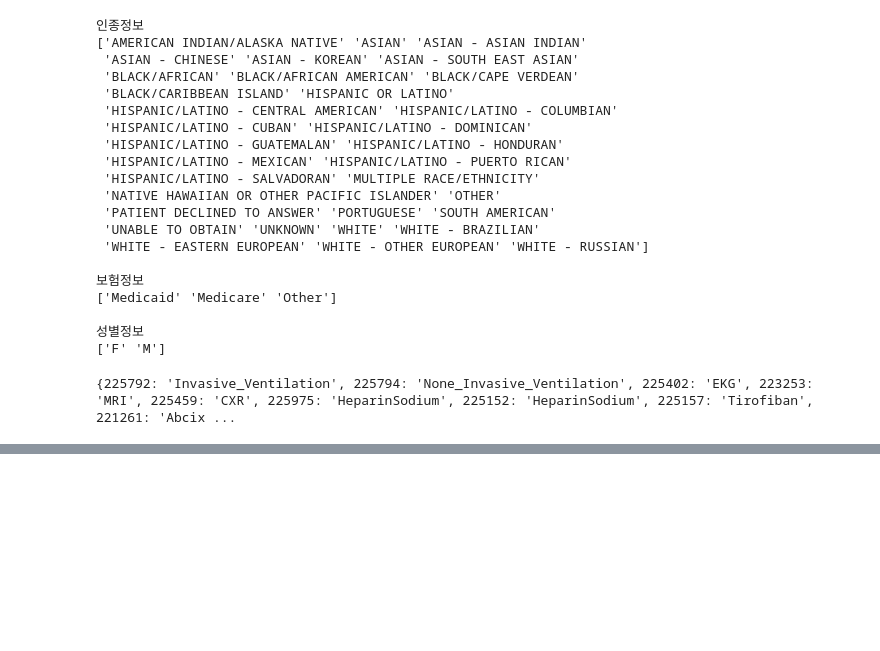
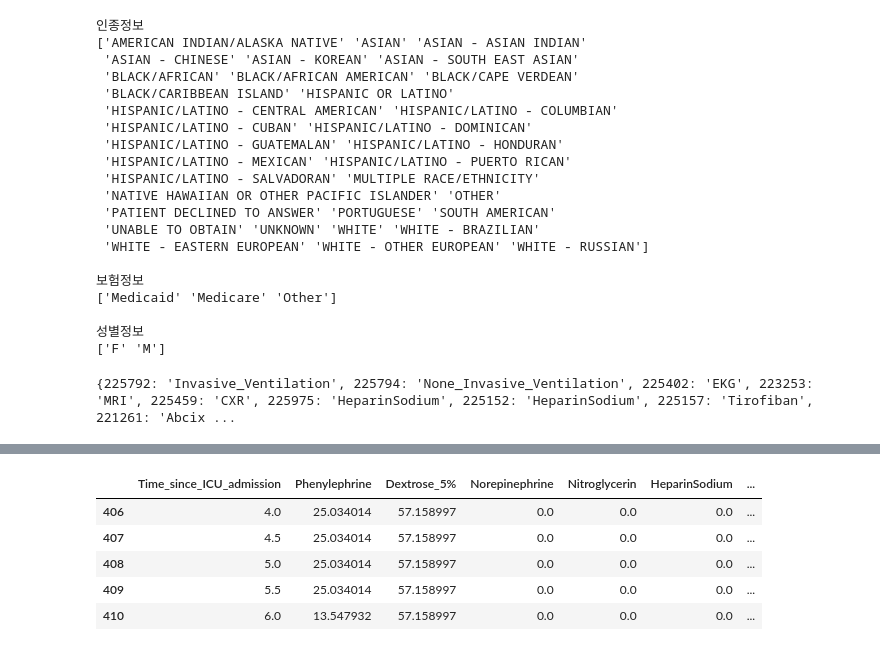
Before and after one commit to Jeong-Eul/MIMICIV2.2_PREPROC, a Jupyter notebook: mainCircline.ipynb, the cells around one changed output, grey strips where cells are left out. Cells and saved outputs as stored; diff of their text form; code cells hidden in the pictures; blank space fills up the shorter version.

```diff
--- a/mainCircline.ipynb
+++ b/mainCircline.ipynb
@@ -552,0 +516,34 @@ len(rr[(rr['Annotation']=='circ')&(rr['circ_next_8h']==1)])
+# %%
+def make_extra_variable(df, vaso_ino):
+
+    targ = df.copy()
+    unique_stay_ids = targ['stay_id'].unique()
+
+    for vi_col in vaso_ino:
+
+        col_name = f'Cumulative_{vi_col}'
+        targ[col_name] = 0
+
+    for i in tqdm(range(len(unique_stay_ids))):
+        stay_id = unique_stay_ids[i]
+        mask = targ['stay_id'] == stay_id
+
+        for vi_col in vaso_ino:
+            accumulate(targ, mask, vi_col)
+
+    return targ
+
+def accumulate(targ, mask, vi_col):
+
+    targ.loc[mask, f'Cumulative_{vi_col}'] = targ.loc[mask, vi_col].cumsum()
+
+dataset = make_extra_variable(rr2, vaso_ino)
+# %%
+dataset.head()
+# %% [output]
+|  | Time_since_ICU_admission | Phenylephrine | Dextrose_5% | Norepinephrine | Nitroglycerin | HeparinSodium | ... |
+| 406 | 4.0 | 25.034014 | 57.158997 | 0.0 | 0.0 | 0.0 | ... |
+| 407 | 4.5 | 25.034014 | 57.158997 | 0.0 | 0.0 | 0.0 | ... |
+| 408 | 5.0 | 25.034014 | 57.158997 | 0.0 | 0.0 | 0.0 | ... |
+| 409 | 5.5 | 25.034014 | 57.158997 | 0.0 | 0.0 | 0.0 | ... |
+| 410 | 6.0 | 13.547932 | 57.158997 | 0.0 | 0.0 | 0.0 | ... |
```
Also changed, not shown: parts of 36 cells of this notebook, 1 other file.
